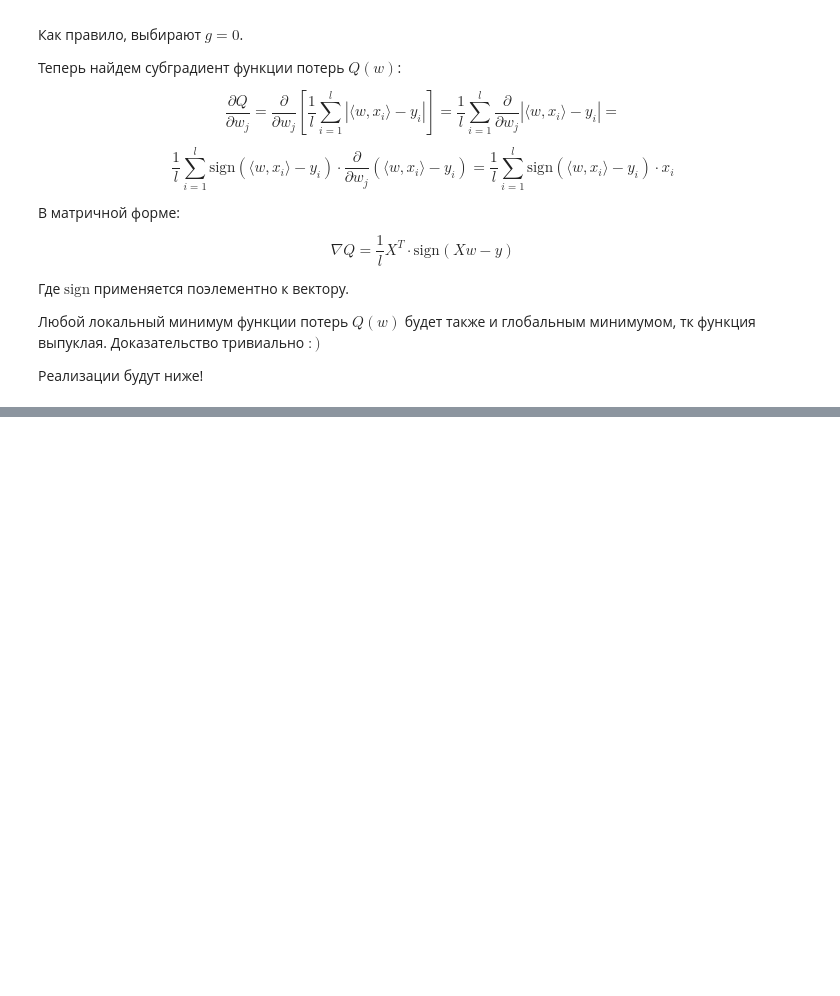
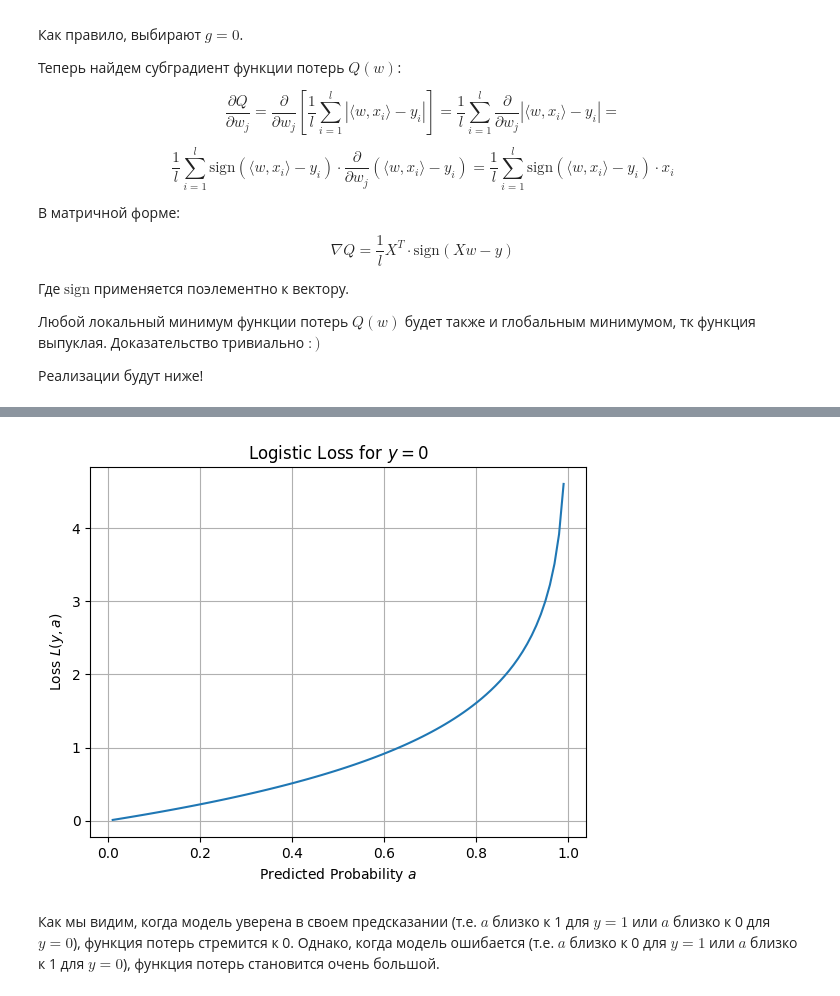
Before and after one commit to financier-py/loss_functions, a Jupyter notebook: LossFunctions.ipynb, the cells around one changed output, grey strips where cells are left out. Saved outputs shown, nothing was run; the diff lists cells and outputs as text; code cells hidden in the pictures; blank space fills up the shorter version.

```diff
--- a/LossFunctions.ipynb
+++ b/LossFunctions.ipynb
@@ -313,0 +449,16 @@ def stochastic_subgradient_descent_mae(X: np.ndarray, y: np.ndarray, eta: float,
+# %%
+import numpy as np
+import matplotlib.pyplot as plt
+a = np.linspace(0.01, 0.99, 100)
+loss_y0 = - np.log(1 - a)
+
+plt.plot(a, loss_y0)
+plt.title(r"Logistic Loss for $y=0$")
+plt.xlabel(r"Predicted Probability $a$")
+plt.ylabel(r"Loss $L(y, a)$")
+plt.grid()
+plt.show()
+# %% [output]
+[figure, added]
+# %% [markdown]
+Как мы видим, когда модель уверена в своем предсказании (т.е. $a$ близко к 1 для $y=1$ или $a$ близко к 0 для $y=0$), функция потерь стремится к 0. Однако, когда модель ошибается (т.е. $a$ близко к 0 для $y=1$ или $a$ близко к 1 для $y=0$), функция потерь становится очень большой.
```
Also changed, not shown: parts of 9 cells of this notebook, 2 other files.
